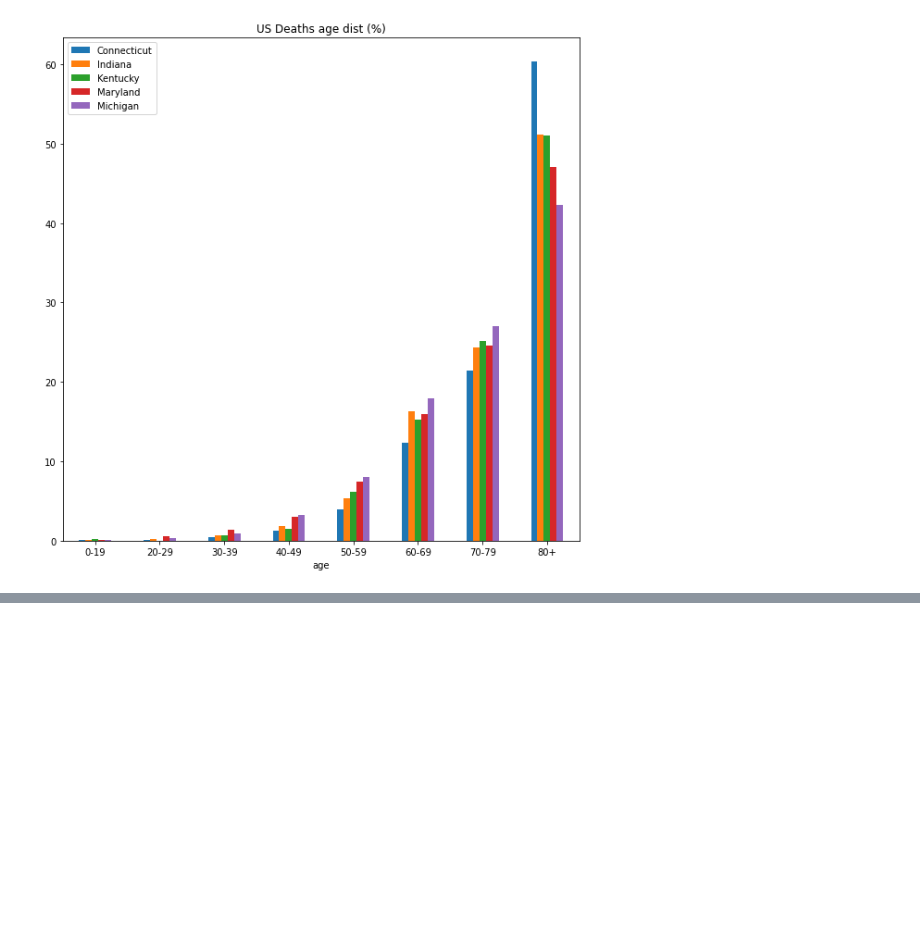
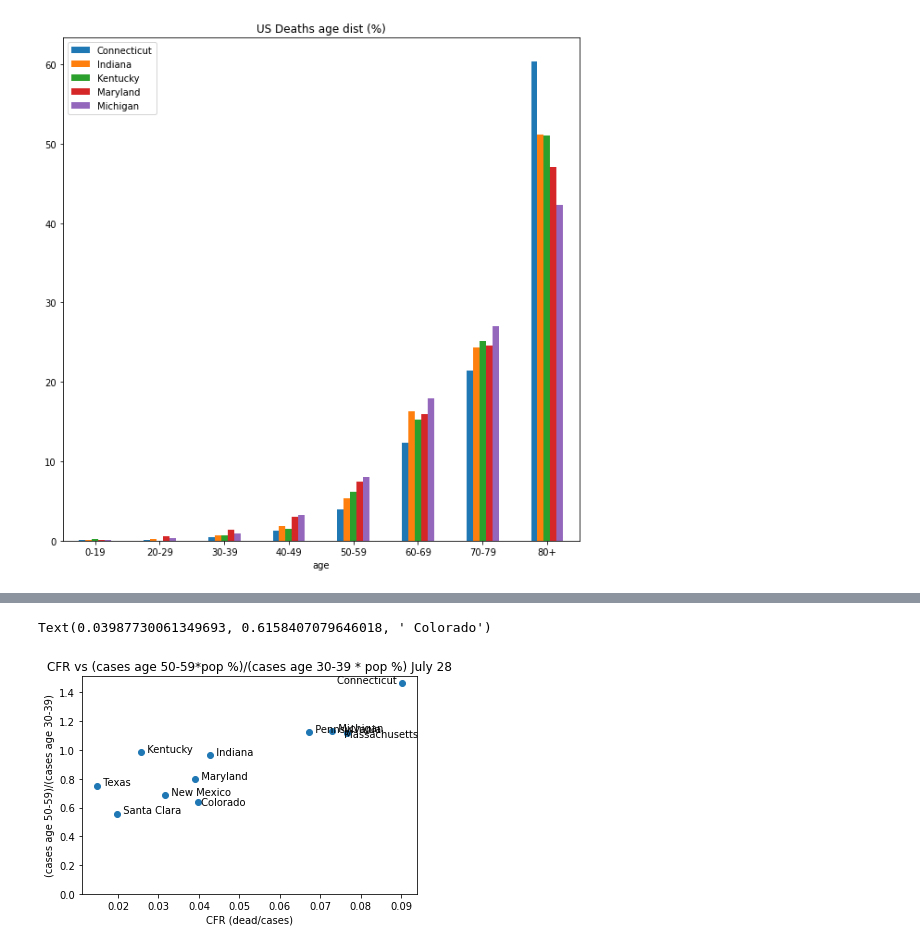
Before and after one commit to Ali-Kazmi/covid-visualizations, a Jupyter notebook: vis.ipynb, the cells around one changed output, grey strips where cells are left out. Saved outputs shown, nothing was run; the diff lists cells and outputs as text; code cells hidden in the pictures; blank space fills up the shorter version.

```diff
--- a/vis.ipynb
+++ b/vis.ipynb
@@ -279,0 +326,28 @@ ax = dftotals.plot.bar(x='age', rot=0,title='US Deaths age dist (%)',figsize=(10
+# %%
+#sources https://www.sccgov.org/sites/covid19/Pages/dashboard-demographics-of-cases-and-deaths.aspx
+# michigans covid dashboard
+# https://portal.ct.gov/Coronavirus/COVID-19-Data-Tracker
+
+
+
+import matplotlib.pyplot as plt
+y = [(12950*.14)/(11419*.14), (.134*9359*.13)/(.195*9359*.16),(12879*.14)/(16122*.14),(8202*.15)/(6991*.12),(5589*.12)/(6362*.14),(2682*.12)/(3593*.13),(17331*.14)/(16609*.13),(.152*.13)/(.158*.13),(4093*.13)/(4497*.12),(18272*.14)/(17627*.13),(.1437*.12)/(.1808*.15)]
+cfr = [6421/87958, 185/9359,3327/85524,4423/49077,5877/394265,626/19761,7146/106331,2725/63678,719/28126,8331/108740,1807/45314]
+n = ['  Michigan', '  Santa Clara','  Maryland',' Connecticut','  Texas','  New Mexico','  Pennsylvania','  Indiana','  Kentucky',' Massachusetts','Colorado']
+
+plt.scatter(cfr, y)
+plt.title("CFR vs (cases age 50-59*pop %)/(cases age 30-39 * pop %) July 28")
+plt.xlabel("CFR (dead/cases)")
+plt.ylabel("(cases age 50-59)/(cases age 30-39)")
+plt.ylim(ymin=0)
+
+for i, txt in enumerate(n):
+  if(txt!=" Connecticut" and txt != " Massachusetts" and txt!='Colorado'):
+    plt.annotate(txt, (cfr[i], y[i]))
+
+plt.annotate("Connecticut ",(cfr[3]-0.016,y[3]))
+plt.annotate(" Massachusetts",(cfr[9]-.0015,y[9]-.03))
+plt.annotate(" Colorado",(cfr[10],y[10]-.02))
+# %% [output]
+Text(0.03987730061349693, 0.6158407079646018, ' Colorado')
+[figure, added]
```
Also changed, not shown: parts of 8 cells of this notebook.
